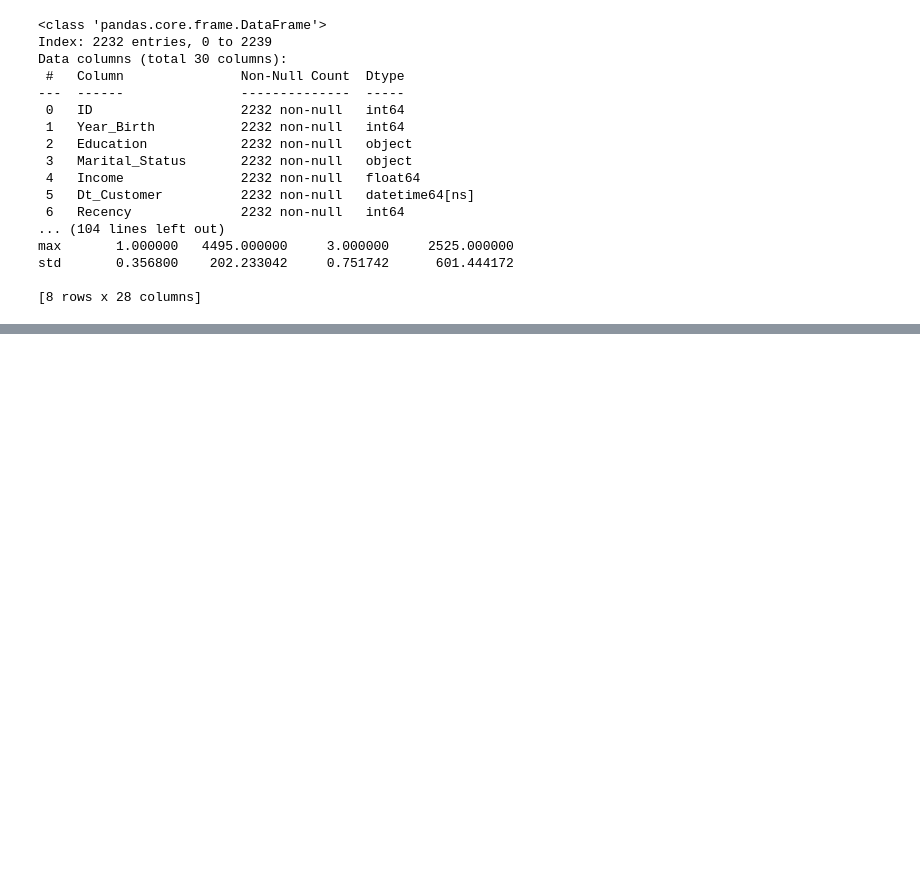
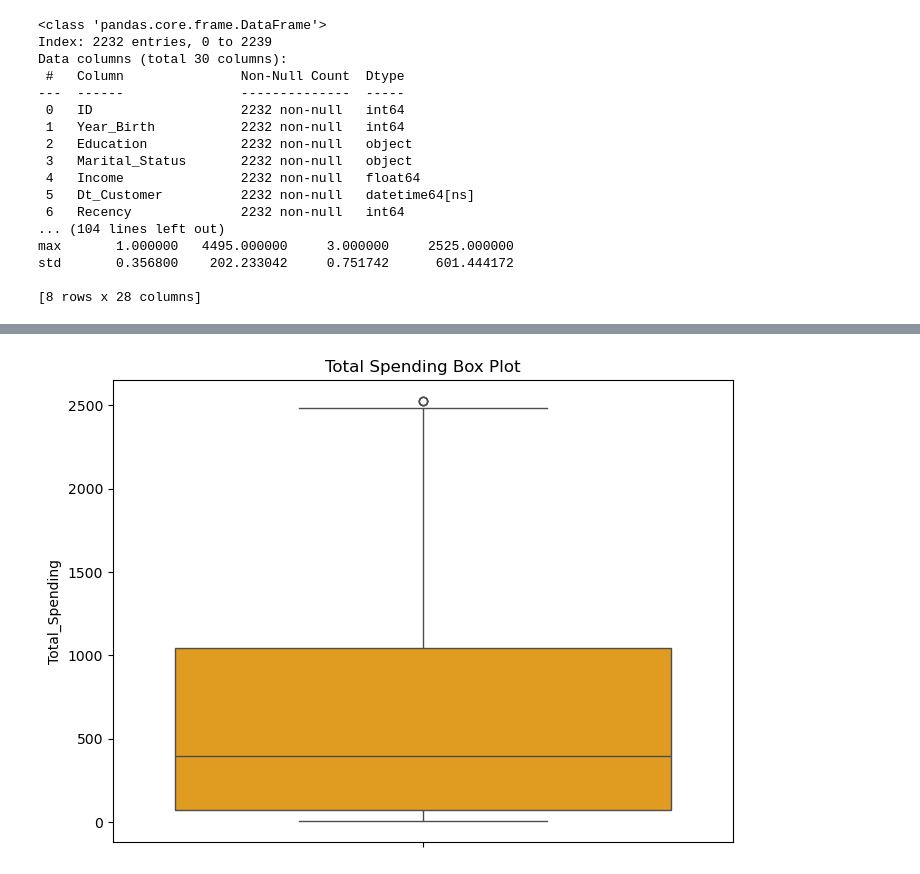
Before and after one commit to aryaandperimeter/Customer-Personality-Analysis, a Jupyter notebook: cpa.ipynb, the cells around one changed output, grey strips where cells are left out. Saved outputs shown, nothing was run; the diff lists cells and outputs as text; code cells hidden in the pictures; blank space fills up the shorter version.

```diff
--- a/cpa.ipynb
+++ b/cpa.ipynb
@@ -219,0 +235,8 @@ std       0.356800    202.233042     0.751742      601.444172
+# %%
+# looking at total spending
+plt.figure(figsize=(8, 6))
+sns.boxplot(data['Total_Spending'], color='orange')
+plt.title('Total Spending Box Plot')
+plt.show()
+# %% [output]
+[figure, added]
```
Also changed, not shown: parts of 13 cells of this notebook.
